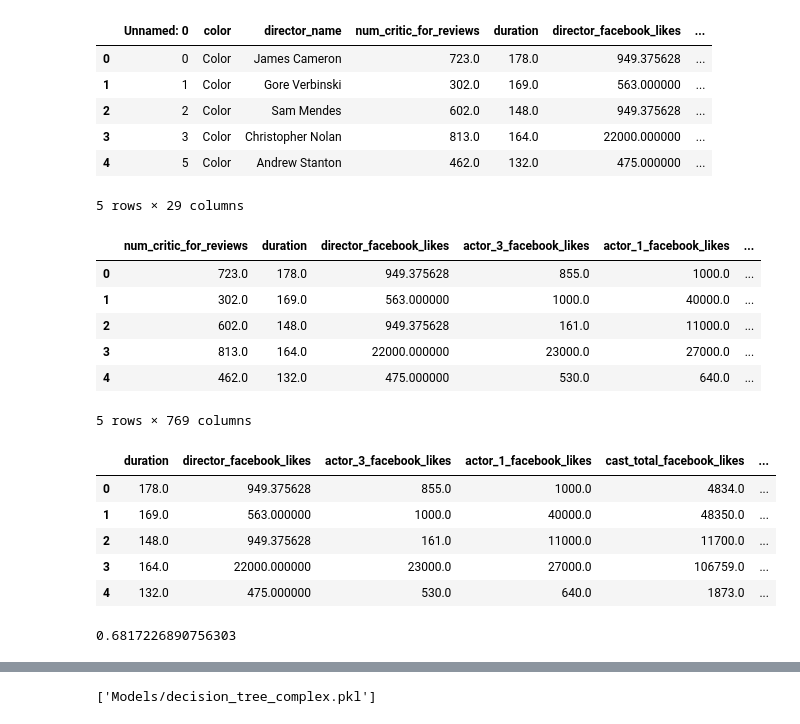
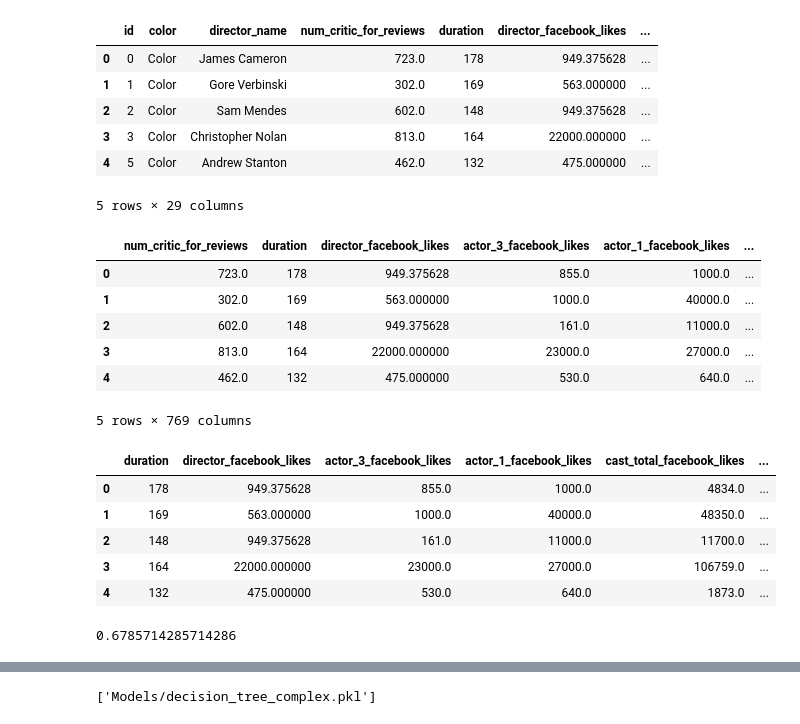
Before and after one commit to kuldeepemol/project-3, a Jupyter notebook: machine_learning.ipynb, the cells around one changed output, grey strips where cells are left out. Saved outputs shown, nothing was run; the diff lists cells and outputs as text; code cells hidden in the pictures.

```diff
--- a/machine_learning.ipynb
+++ b/machine_learning.ipynb
@@ -28,16 +8,16 @@ mov_df.loc[mov_df['imdb_score']<4]
 # %%
 # Bin the score into 4 buckets: less than 4, 4~6, 6~8 and 8~10, which represents bad, OK, good and excellent respectively.
-bins = [0,4,6,8,10]
-labels = [1, 2, 3, 4]
+bins = [0,6,8,10]
+labels = [1, 2, 3]
 mov_df['binned_score'] = pd.cut(mov_df['imdb_score'], bins=bins, labels=labels)
 mov_df.head()
 # %% [output]
-|  | Unnamed: 0 | color | director_name | num_critic_for_reviews | duration | director_facebook_likes | ... |
-| 0 | 0 | Color | James Cameron | 723.0 | 178.0 | 949.375628 | ... |
-| 1 | 1 | Color | Gore Verbinski | 302.0 | 169.0 | 563.000000 | ... |
-| 2 | 2 | Color | Sam Mendes | 602.0 | 148.0 | 949.375628 | ... |
-| 3 | 3 | Color | Christopher Nolan | 813.0 | 164.0 | 22000.000000 | ... |
-| 4 | 5 | Color | Andrew Stanton | 462.0 | 132.0 | 475.000000 | ... |
+|  | id | color | director_name | num_critic_for_reviews | duration | director_facebook_likes | ... |
+| 0 | 0 | Color | James Cameron | 723.0 | 178 | 949.375628 | ... |
+| 1 | 1 | Color | Gore Verbinski | 302.0 | 169 | 563.000000 | ... |
+| 2 | 2 | Color | Sam Mendes | 602.0 | 148 | 949.375628 | ... |
+| 3 | 3 | Color | Christopher Nolan | 813.0 | 164 | 22000.000000 | ... |
+| 4 | 5 | Color | Andrew Stanton | 462.0 | 132 | 475.000000 | ... |
 5 rows × 29 columns
 # %%
 target = mov_df["binned_score"]
@@ -51,11 +31,11 @@ feature_names = data.columns
 data.head()
 # %% [output]
 |  | num_critic_for_reviews | duration | director_facebook_likes | actor_3_facebook_likes | actor_1_facebook_likes | ... |
-| 0 | 723.0 | 178.0 | 949.375628 | 855.0 | 1000.0 | ... |
-| 1 | 302.0 | 169.0 | 563.000000 | 1000.0 | 40000.0 | ... |
-| 2 | 602.0 | 148.0 | 949.375628 | 161.0 | 11000.0 | ... |
-| 3 | 813.0 | 164.0 | 22000.000000 | 23000.0 | 27000.0 | ... |
-| 4 | 462.0 | 132.0 | 475.000000 | 530.0 | 640.0 | ... |
+| 0 | 723.0 | 178 | 949.375628 | 855.0 | 1000.0 | ... |
+| 1 | 302.0 | 169 | 563.000000 | 1000.0 | 40000.0 | ... |
+| 2 | 602.0 | 148 | 949.375628 | 161.0 | 11000.0 | ... |
+| 3 | 813.0 | 164 | 22000.000000 | 23000.0 | 27000.0 | ... |
+| 4 | 462.0 | 132 | 475.000000 | 530.0 | 640.0 | ... |
 5 rows × 769 columns
 # %%
 data_new = pd.get_dummies(mov_df[[ "duration", "director_facebook_likes", "actor_3_facebook_likes",
@@ -65,11 +45,11 @@ feature_names_new = data_new.columns
 data_new.head()
 # %% [output]
 |  | duration | director_facebook_likes | actor_3_facebook_likes | actor_1_facebook_likes | cast_total_facebook_likes | ... |
-| 0 | 178.0 | 949.375628 | 855.0 | 1000.0 | 4834.0 | ... |
-| 1 | 169.0 | 563.000000 | 1000.0 | 40000.0 | 48350.0 | ... |
-| 2 | 148.0 | 949.375628 | 161.0 | 11000.0 | 11700.0 | ... |
-| 3 | 164.0 | 22000.000000 | 23000.0 | 27000.0 | 106759.0 | ... |
-| 4 | 132.0 | 475.000000 | 530.0 | 640.0 | 1873.0 | ... |
+| 0 | 178 | 949.375628 | 855.0 | 1000.0 | 4834.0 | ... |
+| 1 | 169 | 563.000000 | 1000.0 | 40000.0 | 48350.0 | ... |
+| 2 | 148 | 949.375628 | 161.0 | 11000.0 | 11700.0 | ... |
+| 3 | 164 | 22000.000000 | 23000.0 | 27000.0 | 106759.0 | ... |
+| 4 | 132 | 475.000000 | 530.0 | 640.0 | 1873.0 | ... |
 # %%
 from sklearn.model_selection import train_test_split
 X_train, X_test, y_train, y_test = train_test_split(data, target, random_state=42, stratify=target)
@@ -81,7 +61,7 @@ clf = tree.DecisionTreeClassifier()
 clf = clf.fit(X_train, y_train)
 clf.score(X_test, y_test)
 # %% [output]
-0.6817226890756303
+0.6785714285714286
 # %%
 clf_new = tree.DecisionTreeClassifier()
 clf_new = clf_new.fit(X_train_new, y_train_new)
```
Also changed, not shown: parts of 18 cells of this notebook, 8 other files.
